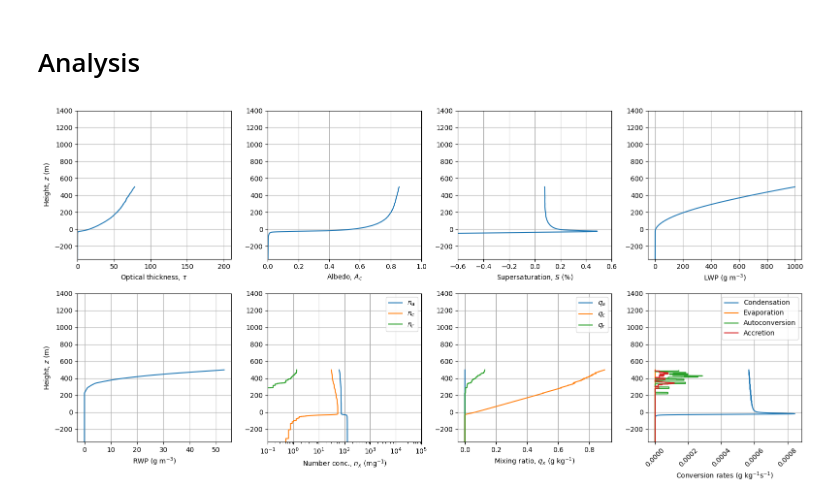
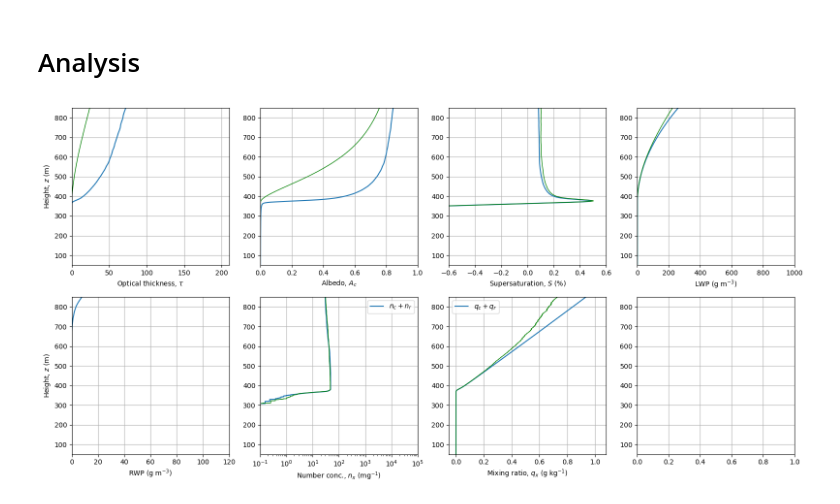
Before and after one commit to zrowland885/PyLCM_edu, a Jupyter notebook: analysis.ipynb, the cells around one changed output. Cells and saved outputs as stored; diff of their text form; code cells hidden in the pictures.

```diff
--- a/analysis.ipynb
+++ b/analysis.ipynb
@@ -134,11 +134,19 @@ after: 3000.0    900.00   283.05   8.47      100.077   0.900     0.129     62.48
 # Analysis
 # %%
 from PyLCM.parcel import parcel_rho
+# %%
+cb_height = 0 #360
 # %%
-z_parcel_array_adj = z_parcel_array - 400
+# PROCESS PYTHON MODEL DATA
+
+z_parcel_array_adj = z_parcel_array - cb_height
 
 rho_parcel_array, _, _ = parcel_rho(P_parcel_array, T_parcel_array)
 
 # qc_ts in units of g/kg
-lwp_array = np.cumsum(rho_parcel_array * qc_ts)
-rwp_array = np.cumsum(rho_parcel_array * qr_ts)
+lwp_array = np.cumsum(rho_parcel_array * (qc_ts + qr_ts) * w_widget.value * dt_widget.value) #*1e3
+rwp_array = np.cumsum(rho_parcel_array * qr_ts * w_widget.value * dt_widget.value) #*1e3
+# %%
+# LOAD FORTRAN MODEL DATA
+with open('fortran_data.npy', 'rb') as f:
+    fortran_data = np.load(f, allow_pickle=True)
@@ -153,56 +208,63 @@ ax1.plot(albedo_array, z_parcel_array_adj)
 ax2.plot((RH_parcel_array-1)*100, z_parcel_array_adj)
 ax3.plot(lwp_array, z_parcel_array_adj)
 ax4.plot(rwp_array, z_parcel_array_adj)
-ax5.plot(na_ts, z_parcel_array_adj, label='$n_a$'); ax5.plot(nc_ts, z_parcel_array_adj, label='$n_c$'); ax5.plot(nr_ts, z_parcel_array_adj, label='$n_r$')
-ax6.plot(qa_ts, z_parcel_array_adj, label='$q_a$'); ax6.plot(qc_ts, z_parcel_array_adj, label='$q_c$'); ax6.plot(qr_ts, z_parcel_array_adj, label='$q_r$')
 
-ax7.plot(con_ts, z_parcel_array_adj, label='Condensation')
-ax7.plot(evp_ts, z_parcel_array_adj, label='Evaporation')
+ax5.plot(nc_ts+nr_ts, z_parcel_array_adj, label='$n_c + n_r$')
+ax6.plot(qc_ts+qr_ts, z_parcel_array_adj, label='$q_c + q_r$')
 
-window_length = 60
-aut_ts_rolling = pd.Series(aut_ts).rolling(window=window_length).mean().iloc[window_length-1:].values
-acc_ts_rolling = pd.Series(acc_ts).rolling(window=window_length).mean().iloc[window_length-1:].values
-z_parcel_rolling = pd.Series(z_parcel_array_adj).rolling(window=window_length).mean().iloc[window_length-1:].values
+# ax5.plot(na_ts, z_parcel_array_adj, label='$n_a$'); ax5.plot(nc_ts, z_parcel_array_adj, label='$n_c$'); ax5.plot(nr_ts, z_parcel_array_adj, label='$n_r$')
+# ax6.plot(qa_ts, z_parcel_array_adj, label='$q_a$'); ax6.plot(qc_ts, z_parcel_array_adj, label='$q_c$'); ax6.plot(qr_ts, z_parcel_array_adj, label='$q_r$')
 
-ax7.plot(aut_ts_rolling, z_parcel_rolling, label='Autoconversion')
-ax7.plot(acc_ts_rolling, z_parcel_rolling, label='Accretion')
+# ax7.plot(con_ts, z_parcel_array_adj, label='Condensation')
+# ax7.plot(evp_ts, z_parcel_array_adj, label='Evaporation')
+
+# window_length = 60
+# aut_ts_rolling = pd.Series(aut_ts).rolling(window=window_length).mean().iloc[window_length-1:].values
+# acc_ts_rolling = pd.Series(acc_ts).rolling(window=window_length).mean().iloc[window_length-1:].values
+# z_parcel_rolling = pd.Series(z_parcel_array_adj).rolling(window=window_length).mean().iloc[window_length-1:].values
+
+# ax7.plot(aut_ts_rolling, z_parcel_rolling, label='Autoconversion')
+# ax7.plot(acc_ts_rolling, z_parcel_rolling, label='Accretion')
 
 
 ax0.set_ylabel('Height, $z$ (m)')
 ax4.set_ylabel('Height, $z$ (m)')
 
 ax0.set_xlabel('Optical thickness, $τ$')
 ax1.set_xlabel('Albedo, $A_c$')
 ax2.set_xlabel('Supersaturation, $S$ (%)')
 ax3.set_xlabel('LWP (g m$^{-3}$)')
 ax4.set_xlabel('RWP (g m$^{-3}$)')
 ax5.set_xlabel('Number conc., $n_x$ (mg$^{-1}$)')
 ax6.set_xlabel('Mixing ratio, $q_x$ (g kg$^{-1}$)')
-ax7.set_xlabel('Conversion rates (g kg$^{-1}$s$^{-1}$)')
+# ax7.set_xlabel('Conversion rates (g kg$^{-1}$s$^{-1}$)')
 
 ax0.grid(); ax1.grid(); ax2.grid(); ax3.grid()
 ax4.grid(); ax5.grid(); ax6.grid(); ax7.grid()
 
-ylim = [50-400, 1400]
+ylim = [50-cb_height, 850]
 ax0.set_ylim(ylim); ax1.set_ylim(ylim); ax2.set_ylim(ylim); ax3.set_ylim(ylim)
 ax4.set_ylim(ylim); ax5.set_ylim(ylim); ax6.set_ylim(ylim); ax7.set_ylim(ylim)
 
 ax0.set_xlim(0,210)
 ax1.set_xlim(0,1)
 ax2.set_xlim(-0.6,0.6)
-# ax3.set_xlim(0,1000)
-# ax4.set_xlim(0,1000)
+ax3.set_xlim(0,1000)
+ax4.set_xlim(0,120)
 ax5.set_xlim(1e-1,1e5)
 
 ax5.set_xscale('log')
-ax7.tick_params(axis='x', labelrotation=45)
+# ax7.tick_params(axis='x', labelrotation=45)
 
 ax5.legend()
 ax6.legend()
-ax7.legend()
+# ax7.legend()
+
+
+plotfunc2(fortran_data[0], ax, 'green', '-')
 
 
 plt.tight_layout()
 plt.show()
 # %% [output]
-[figure, old version]
+[figure, new version]
```
Also changed, not shown: parts of 3 cells of this notebook, 2 other files.
